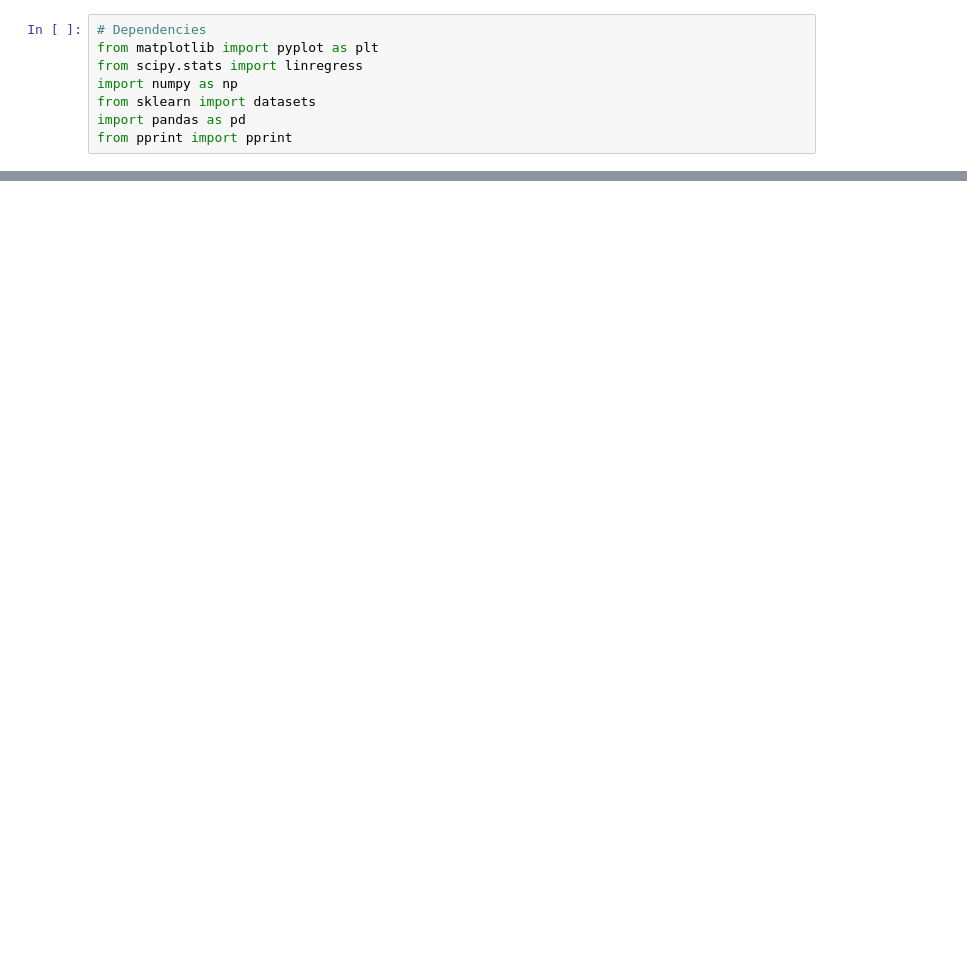
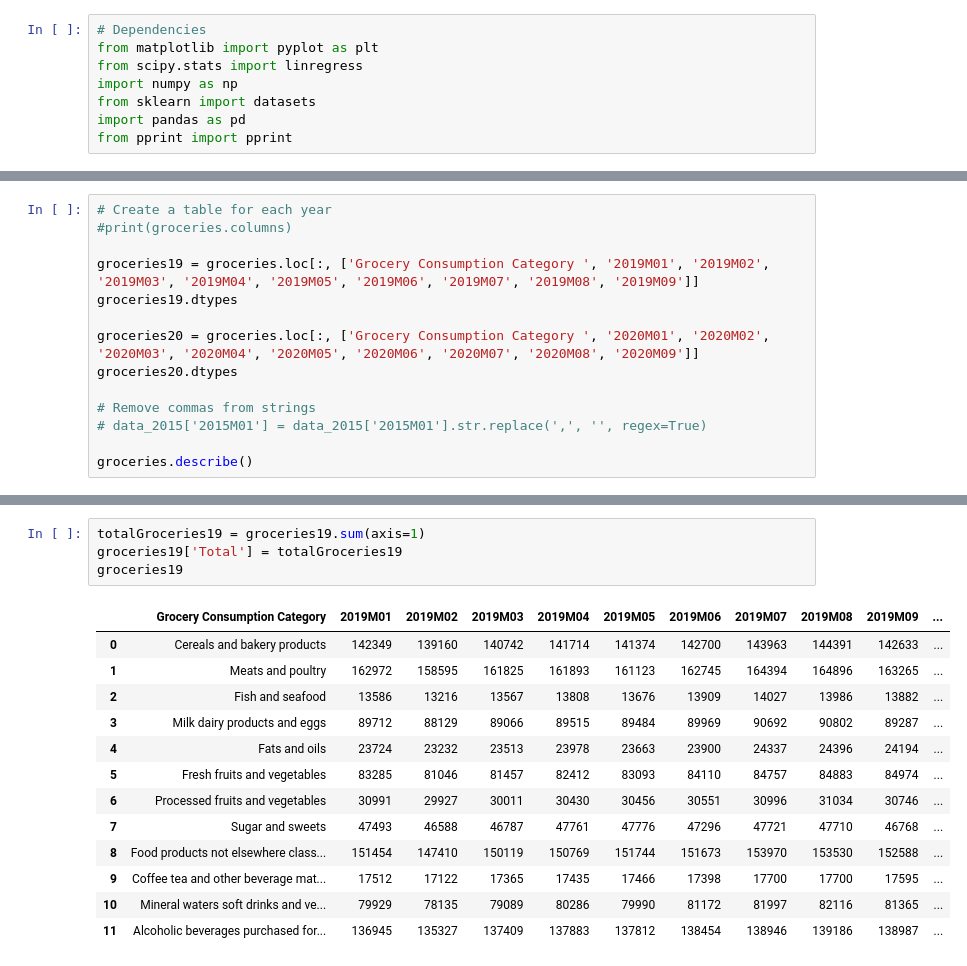
Before and after one commit to staceywai/bootcamp-project, a Jupyter notebook: Data-Exploration-and-Cleanup.ipynb, the cells around one changed output, grey strips where cells are left out. Cells and saved outputs as stored; diff of their text form; blank space fills up the shorter version.

```diff
--- a/Data-Exploration-and-Cleanup.ipynb
+++ b/Data-Exploration-and-Cleanup.ipynb
@@ -49,0 +26,14 @@ data_2015.head()
+# %%
+# Create a table for each year
+#print(groceries.columns)
+
+groceries19 = groceries.loc[:, ['Grocery Consumption Category ', '2019M01', '2019M02', '2019M03', '2019M04', '2019M05', '2019M06', '2019M07', '2019M08', '2019M09']]
+groceries19.dtypes
+
+groceries20 = groceries.loc[:, ['Grocery Consumption Category ', '2020M01', '2020M02', '2020M03', '2020M04', '2020M05', '2020M06', '2020M07', '2020M08', '2020M09']]
+groceries20.dtypes
+
+# Remove commas from strings
+# data_2015['2015M01'] = data_2015['2015M01'].str.replace(',', '', regex=True)
+
+groceries.describe()
@@ -49,0 +51,18 @@ data_2015.head()
+# %%
+totalGroceries19 = groceries19.sum(axis=1)
+groceries19['Total'] = totalGroceries19
+groceries19
+# %% [output]
+|  | Grocery Consumption Category | 2019M01 | 2019M02 | 2019M03 | 2019M04 | 2019M05 | 2019M06 | 2019M07 | 2019M08 | 2019M09 | ... |
+| 0 | Cereals and bakery products | 142349 | 139160 | 140742 | 141714 | 141374 | 142700 | 143963 | 144391 | 142633 | ... |
+| 1 | Meats and poultry | 162972 | 158595 | 161825 | 161893 | 161123 | 162745 | 164394 | 164896 | 163265 | ... |
+| 2 | Fish and seafood | 13586 | 13216 | 13567 | 13808 | 13676 | 13909 | 14027 | 13986 | 13882 | ... |
+| 3 | Milk dairy products and eggs | 89712 | 88129 | 89066 | 89515 | 89484 | 89969 | 90692 | 90802 | 89287 | ... |
+| 4 | Fats and oils | 23724 | 23232 | 23513 | 23978 | 23663 | 23900 | 24337 | 24396 | 24194 | ... |
+| 5 | Fresh fruits and vegetables | 83285 | 81046 | 81457 | 82412 | 83093 | 84110 | 84757 | 84883 | 84974 | ... |
+| 6 | Processed fruits and vegetables | 30991 | 29927 | 30011 | 30430 | 30456 | 30551 | 30996 | 31034 | 30746 | ... |
+| 7 | Sugar and sweets | 47493 | 46588 | 46787 | 47761 | 47776 | 47296 | 47721 | 47710 | 46768 | ... |
+| 8 | Food products not elsewhere class... | 151454 | 147410 | 150119 | 150769 | 151744 | 151673 | 153970 | 153530 | 152588 | ... |
+| 9 | Coffee tea and other beverage mat... | 17512 | 17122 | 17365 | 17435 | 17466 | 17398 | 17700 | 17700 | 17595 | ... |
+| 10 | Mineral waters soft drinks and ve... | 79929 | 78135 | 79089 | 80286 | 79990 | 81172 | 81997 | 82116 | 81365 | ... |
+| 11 | Alcoholic beverages purchased for... | 136945 | 135327 | 137409 | 137883 | 137812 | 138454 | 138946 | 139186 | 138987 | ... |
```
Also changed, not shown: parts of 5 cells of this notebook.
